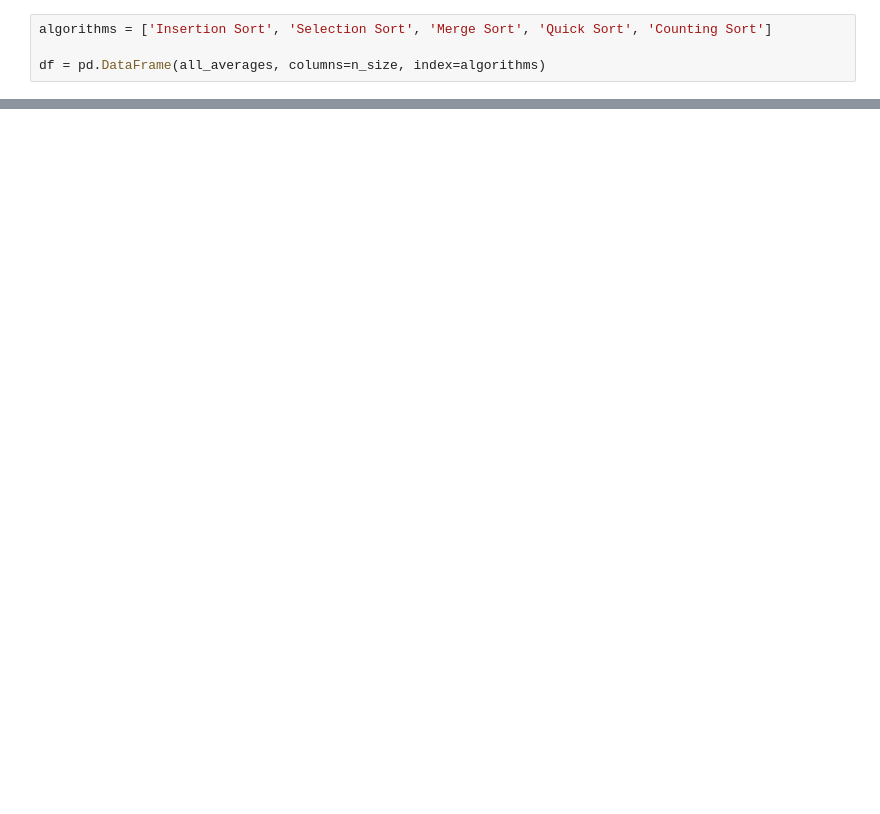
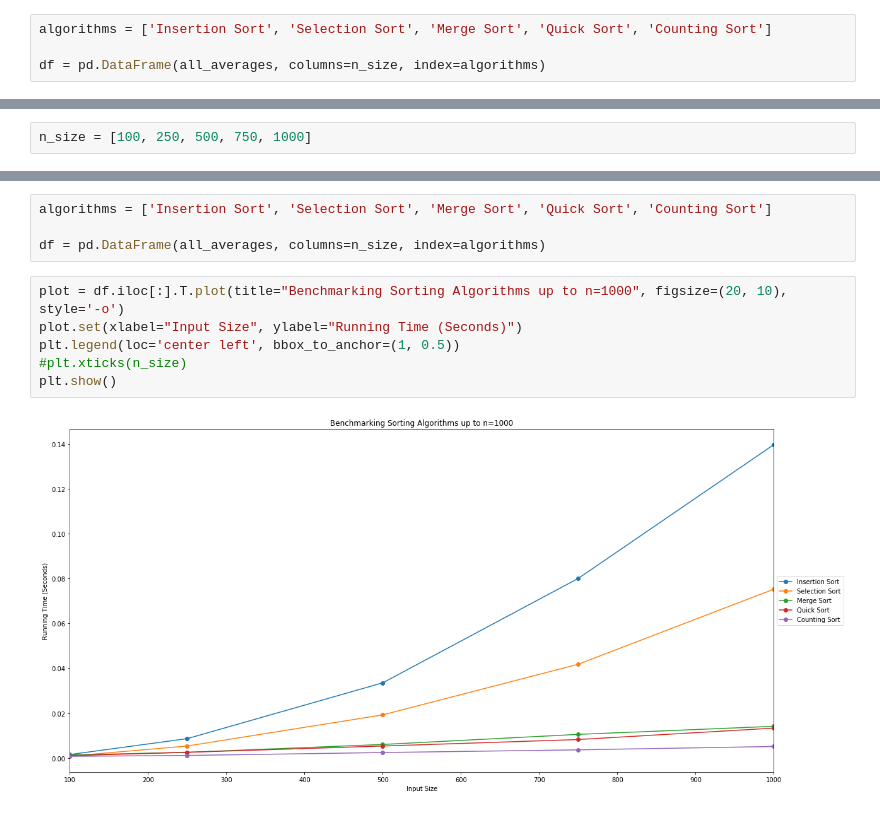
Before and after one commit to jennifer-ryan/benchmarking-sorting-algorithms, a Jupyter notebook: Benchmarking Sorting Algorithms.ipynb, the cells around one changed output, grey strips where cells are left out. Saved outputs shown, nothing was run; the diff lists cells and outputs as text; blank space fills up the shorter version.

```diff
--- a/Benchmarking Sorting Algorithms.ipynb
+++ b/Benchmarking Sorting Algorithms.ipynb
@@ -215,0 +235,2 @@ plt.show()
+# %%
+n_size = [100, 250, 500, 750, 1000]
@@ -215,0 +249,12 @@ plt.show()
+# %%
+algorithms = ['Insertion Sort', 'Selection Sort', 'Merge Sort', 'Quick Sort', 'Counting Sort']
+
+df = pd.DataFrame(all_averages, columns=n_size, index=algorithms)
+# %%
+plot = df.iloc[:].T.plot(title="Benchmarking Sorting Algorithms up to n=1000", figsize=(20, 10), style='-o')
+plot.set(xlabel="Input Size", ylabel="Running Time (Seconds)")
+plt.legend(loc='center left', bbox_to_anchor=(1, 0.5))
+#plt.xticks(n_size)
+plt.show()
+# %% [output]
+[figure, added]
```
Also changed, not shown: parts of 9 cells of this notebook.
